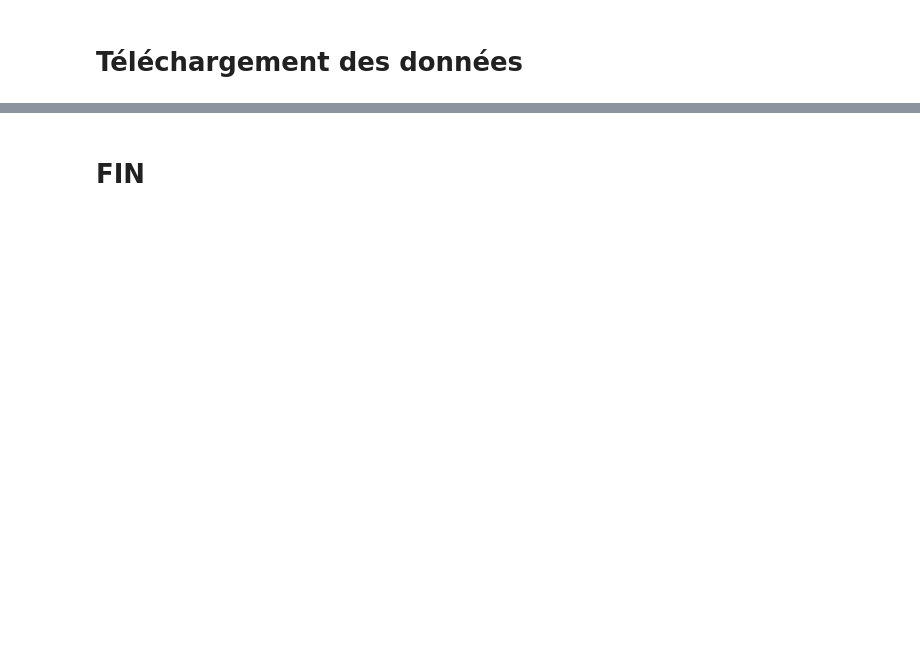
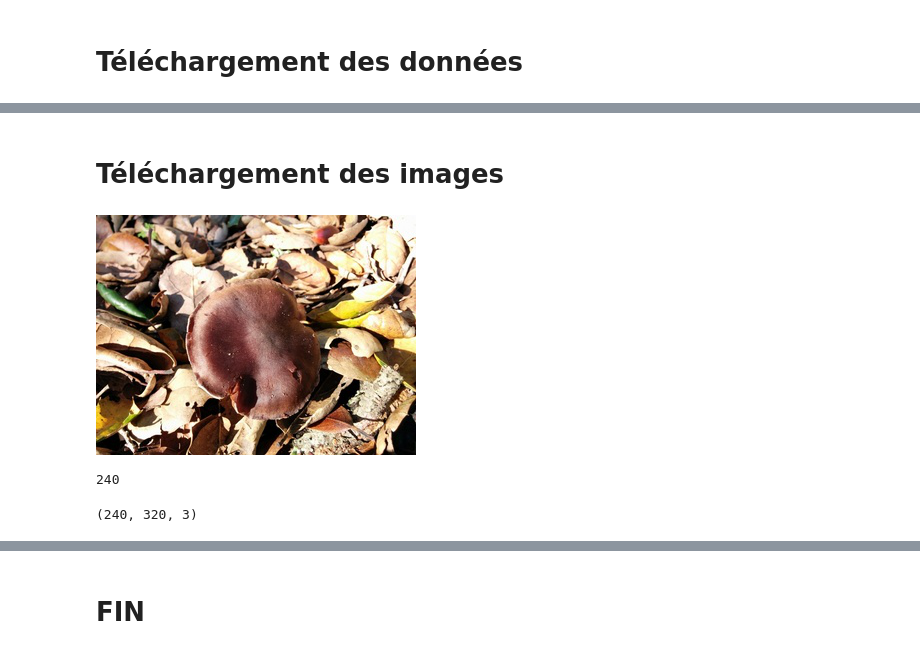
Before and after one commit to PaulDelamarre/TP_CHAMPI, a Jupyter notebook: CHAMPI.ipynb, the cells around one changed output, grey strips where cells are left out. Cells and saved outputs as stored; diff of their text form; code cells hidden in the pictures; blank space fills up the shorter version.

```diff
--- a/CHAMPI.ipynb
+++ b/CHAMPI.ipynb
@@ -44,3 +142,5 @@ df.head(5)
+# %% [markdown]
+# Téléchargement des images
 # %%
 import requests
 import matplotlib.pyplot as plt
@@ -55,2 +157,8 @@ res = download_image("https://images.mushroomobserver.org/320/699256.jpg")
 # %%
-array(res)
+from PIL import Image
+import io
+img = Image.open(io.BytesIO(res))
+# %%
+img
+# %% [output]
+[figure, added]
@@ -56,0 +167,8 @@ array(res)
+# %%
+len(pixel_table)
+# %% [output]
+240
+# %%
+pixel_table.shape
+# %% [output]
+(240, 320, 3)
```
Also changed, not shown: parts of 23 cells of this notebook.
